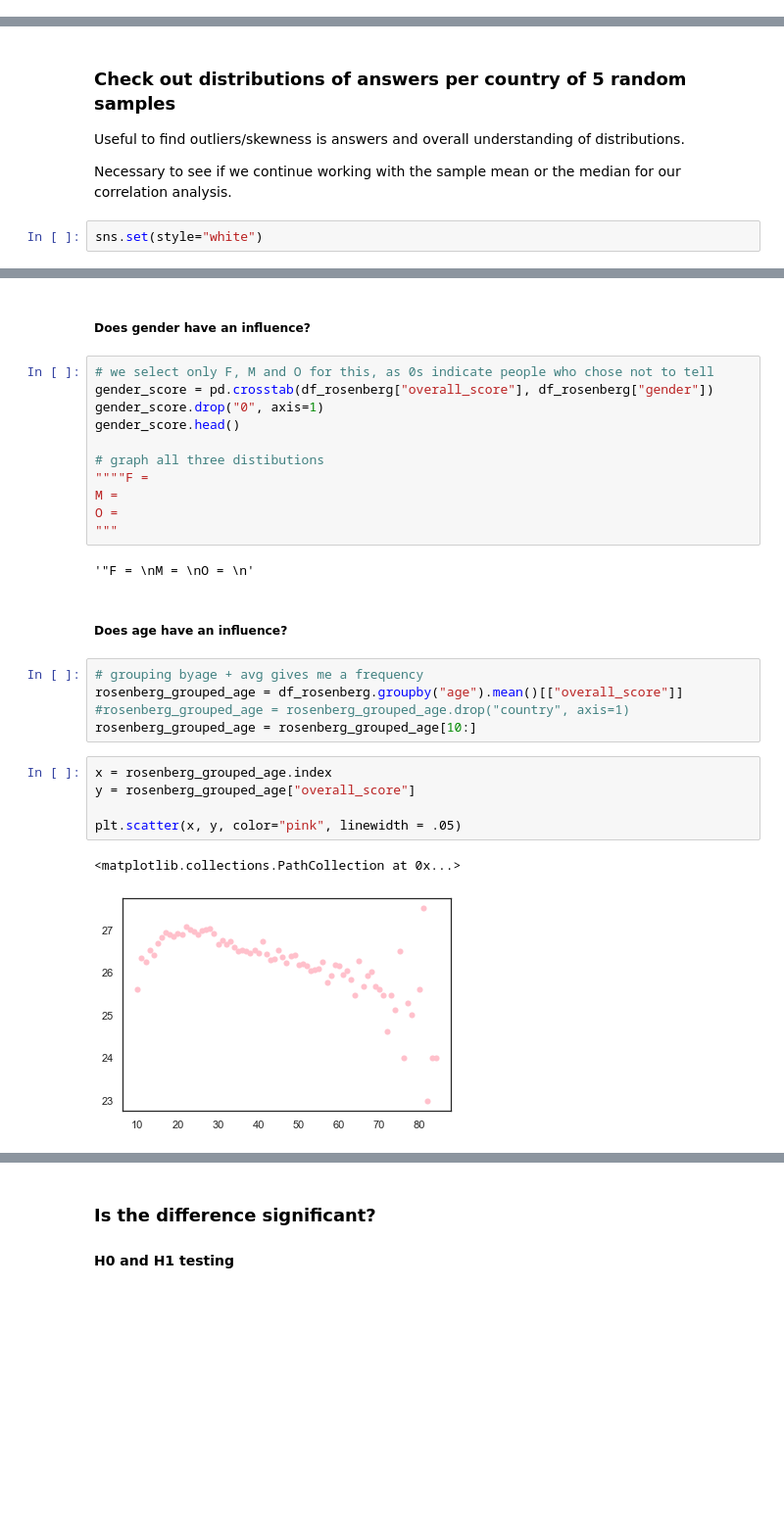
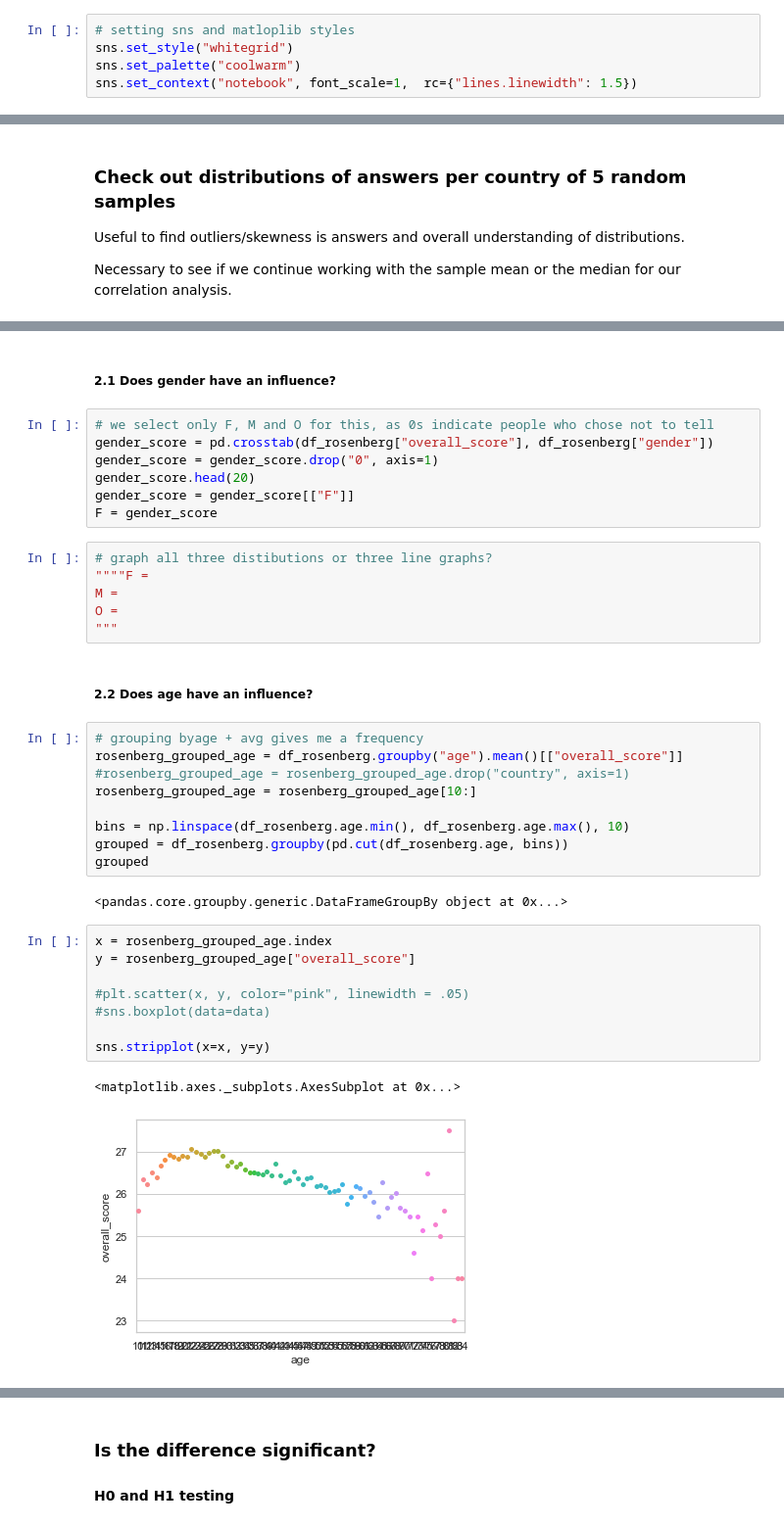
Before and after one commit to FHnt97/Project-Week-5-Your-Own-Project, a Jupyter notebook: your-project/03-Analysis.ipynb, the cells around one changed output, grey strips where cells are left out. Shown at 98% size. Cells and saved outputs as stored; diff of their text form; blank space fills up the shorter version.

```diff
--- a/your-project/03-Analysis.ipynb
+++ b/your-project/03-Analysis.ipynb
@@ -15,3 +20,8 @@ from scipy import stats
 # read files needed
 df_rosenberg = pd.read_csv("../data/01_clean_data/rosenberg_table.csv").drop("Unnamed: 0", axis=1)
 df_hof = pd.read_csv("../data/01_clean_data/hofstede_report.csv").drop("Unnamed: 0", axis=1)
+# %%
+# setting sns and matloplib styles
+sns.set_style("whitegrid")
+sns.set_palette("coolwarm")
+sns.set_context("notebook", font_scale=1,  rc={"lines.linewidth": 1.5})
@@ -20,5 +32,3 @@ df_hof = pd.read_csv("../data/01_clean_data/hofstede_report.csv").drop("Unnamed:
 Useful to find outliers/skewness is answers and overall understanding of distributions.
 
 Necessary to see if we continue working with the sample mean or the median for our correlation analysis.
-# %%
-sns.set(style="white")
@@ -27,33 +214,42 @@ sns.distplot()
 # %% [markdown]
-##### Does gender have an influence?
+##### 2.1 Does gender have an influence?
 # %%
 # we select only F, M and O for this, as 0s indicate people who chose not to tell
 gender_score = pd.crosstab(df_rosenberg["overall_score"], df_rosenberg["gender"])
-gender_score.drop("0", axis=1)
-gender_score.head()
-
-# graph all three distibutions
-""""F =
-M =
-O =
-"""
+gender_score = gender_score.drop("0", axis=1)
+gender_score.head(20)
+gender_score = gender_score[["F"]]
+F = gender_score
-# %% [output]
-'"F = \nM = \nO = \n'
+# %%
+# graph all three distibutions or three line graphs?
+""""F =
+M =
+O =
+"""
 # %% [markdown]
-##### Does age have an influence?
+##### 2.2 Does age have an influence?
 # %%
 # grouping byage + avg gives me a frequency
 rosenberg_grouped_age = df_rosenberg.groupby("age").mean()[["overall_score"]]
 #rosenberg_grouped_age = rosenberg_grouped_age.drop("country", axis=1)
 rosenberg_grouped_age = rosenberg_grouped_age[10:]
+
+bins = np.linspace(df_rosenberg.age.min(), df_rosenberg.age.max(), 10)
+grouped = df_rosenberg.groupby(pd.cut(df_rosenberg.age, bins))
+grouped
+# %% [output]
+<pandas.core.groupby.generic.DataFrameGroupBy object at 0x...>
 # %%
 x = rosenberg_grouped_age.index
 y = rosenberg_grouped_age["overall_score"]
 
-plt.scatter(x, y, color="pink", linewidth = .05)
+#plt.scatter(x, y, color="pink", linewidth = .05)
+#sns.boxplot(data=data)
+
+sns.stripplot(x=x, y=y)
 # %% [output]
-<matplotlib.collections.PathCollection at 0x...>
+<matplotlib.axes._subplots.AxesSubplot at 0x...>
-[figure, old version]
+[figure, new version]
 # %%
 x = df_rosenberg["age"]
 y = df_rosenberg["overall_score"]
```
Also changed, not shown: parts of 37 cells of this notebook, 6 other files.
